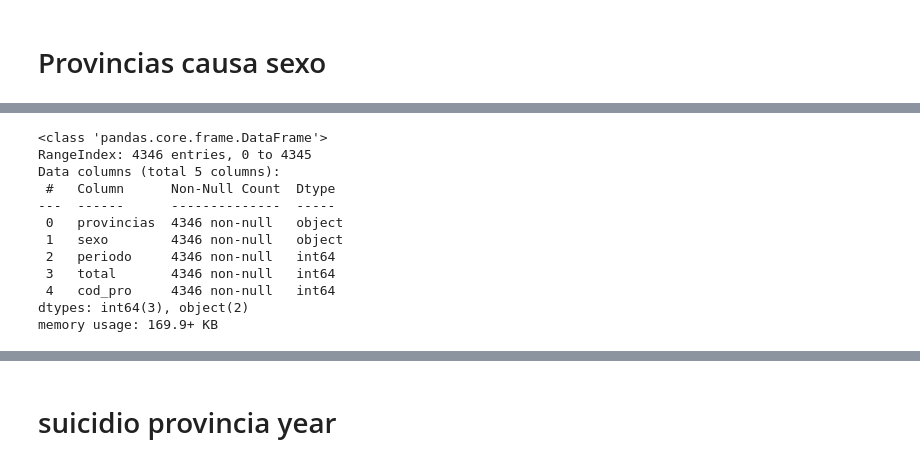
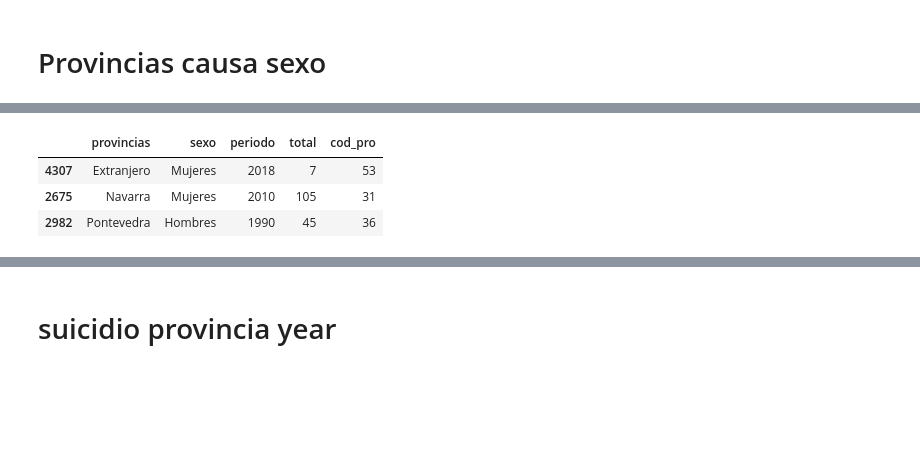
Before and after one commit to emarfer/healthy_mental_health, a Jupyter notebook: notebooks/08_suicidio.ipynb, the cells around one changed output, grey strips where cells are left out. Drawn from its saved outputs; the diff is of its cells as text; code cells hidden in the pictures; blank space fills up the shorter version.

```diff
--- a/notebooks/08_suicidio.ipynb
+++ b/notebooks/08_suicidio.ipynb
@@ -47,18 +78,10 @@ provincia_causa[['cod_pro', 'provincias']] = provincia_causa.provincias.str.spli
 provincia_causa.provincias.fillna('Extranjero',inplace = True)
 # %%
 provincia_causa.cod_pro = provincia_causa.cod_pro.str.replace('Extranjero','53').astype('int64')
-# %%
-provincia_causa.info()
-# %% [output]
-<class 'pandas.core.frame.DataFrame'>
-RangeIndex: 4346 entries, 0 to 4345
-Data columns (total 5 columns):
- #   Column      Non-Null Count  Dtype
----  ------      --------------  -----
- 0   provincias  4346 non-null   object
- 1   sexo        4346 non-null   object
- 2   periodo     4346 non-null   int64
- 3   total       4346 non-null   int64
- 4   cod_pro     4346 non-null   int64
-dtypes: int64(3), object(2)
-memory usage: 169.9+ KB
+# %%
+provincia_causa.sample(3)
+# %% [output]
+|  | provincias | sexo | periodo | total | cod_pro |
+| 4307 | Extranjero | Mujeres | 2018 | 7 | 53 |
+| 2675 | Navarra | Mujeres | 2010 | 105 | 31 |
+| 2982 | Pontevedra | Hombres | 1990 | 45 | 36 |
```
Also changed, not shown: parts of 28 cells of this notebook, 6 other files.
